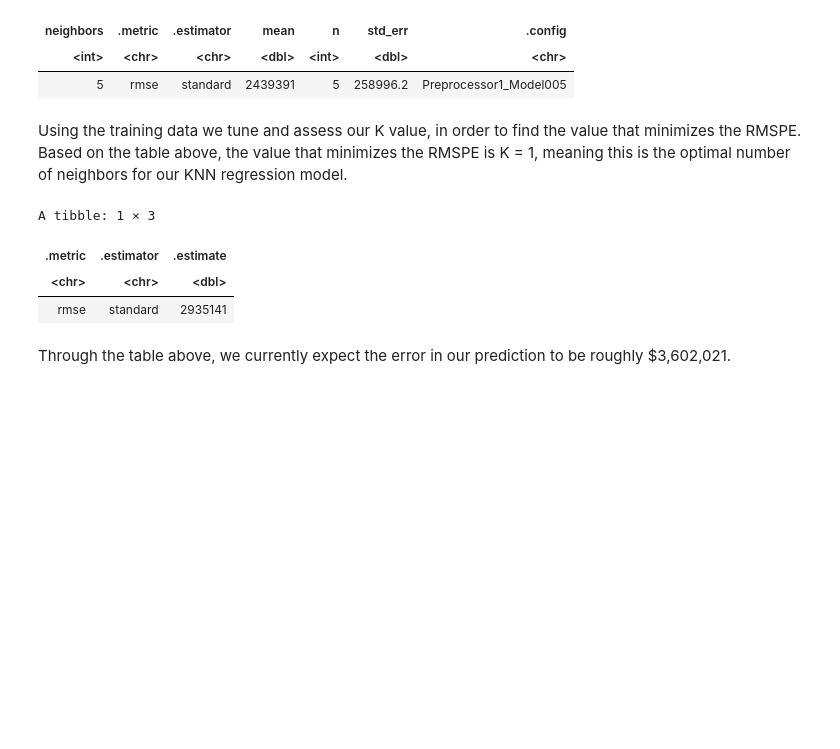
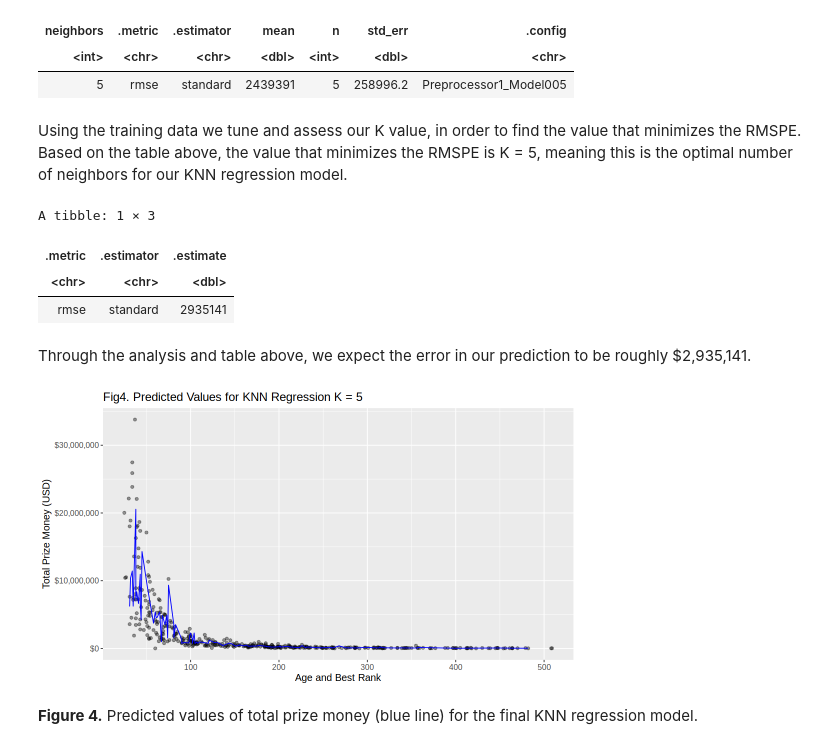
Before and after one commit to Myralalala/group15, a Jupyter notebook: report_group15.ipynb, the cells around one changed output. Saved outputs shown, nothing was run; the diff lists cells and outputs as text; code cells hidden in the pictures; blank space fills up the shorter version.

```diff
--- a/report_group15.ipynb
+++ b/report_group15.ipynb
@@ -253,7 +253,7 @@ A tibble: 1 × 7
 | <int> | <chr> | <chr> | <dbl> | <int> | <dbl> | <chr> |
 | 5 | rmse | standard | 2439391 | 5 | 258996.2 | Preprocessor1_Model005 |
 # %% [markdown]
-Using the training data we tune and assess our K value, in order to find the value that minimizes the RMSPE. Based on the table above, the value that minimizes the RMSPE is K = 1, meaning this is the optimal number of neighbors for our KNN regression model.
+Using the training data we tune and assess our K value, in order to find the value that minimizes the RMSPE. Based on the table above, the value that minimizes the RMSPE is K = 5, meaning this is the optimal number of neighbors for our KNN regression model.
 # %%
 # Evaluating using the test set
 set.seed(2023)
@@ -281,5 +281,26 @@ A tibble: 1 × 3
 | <chr> | <chr> | <dbl> |
 | rmse | standard | 2935141 |
 # %% [markdown]
-Through the table above, we currently expect the error in our prediction to be roughly $3,602,021.
+Through the analysis and table above, we expect the error in our prediction to be roughly $2,935,141.
+# %%
+# Visualizing the regression model
+options(repr.plot.width = 9, repr.plot.height = 5)
+
+final_plot <- tennis_data_tidy |>
+    ggplot(aes(x = age + best_rank, y = prize_money)) +
+    geom_point(alpha = 0.4) +
+    geom_line(data = tennis_mult_preds,
+            mapping = aes(x = age + best_rank, y = .pred),
+            color = "blue") +
+    xlab("Age and Best Rank") +
+    ylab("Total Prize Money (USD)") +
+    scale_x_continuous() +
+    scale_y_continuous(labels = dollar_format()) +
+    ggtitle(paste0("Fig4. Predicted Values for KNN Regression K = ", tennis_k)) +
+    theme(text = element_text(size = 12))
+final_plot
+# %% [output]
+[figure, added]
+# %% [markdown]
+**Figure 4.** Predicted values of total prize money (blue line) for the final KNN regression model.
 # %% [markdown]
```
Also changed, not shown: parts of 8 cells of this notebook.
